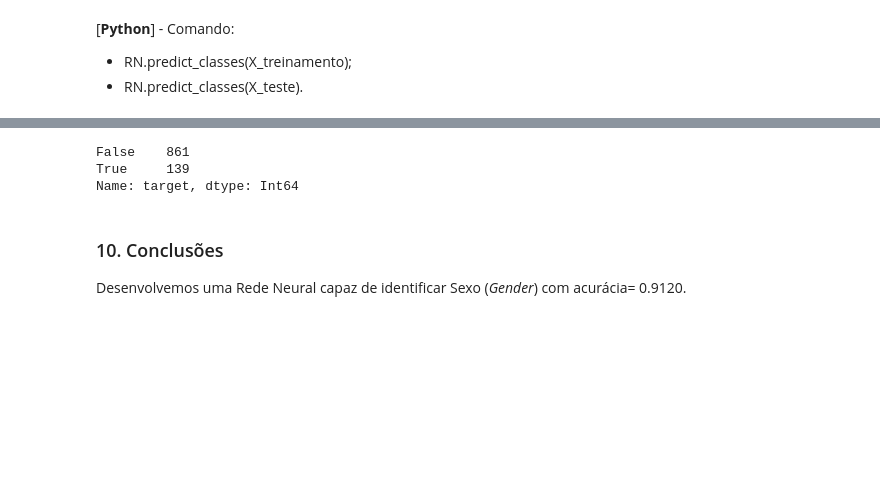
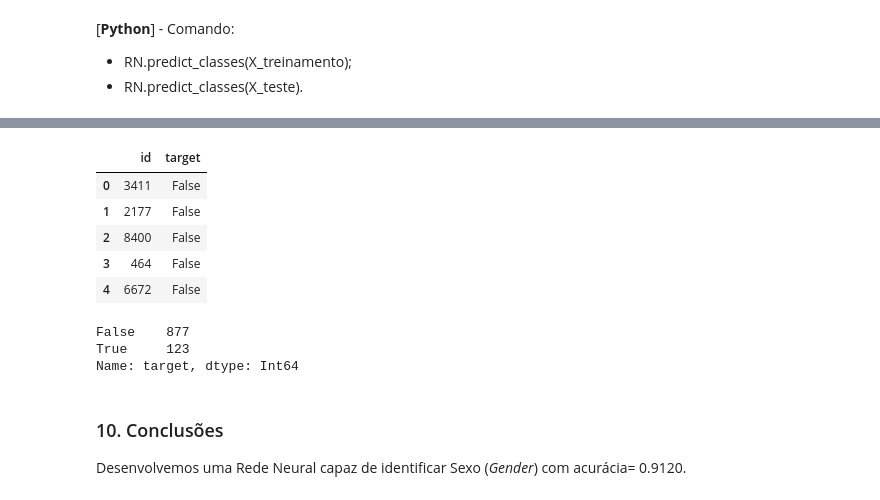
Before and after one commit to flavianacif/DSWP, a Jupyter notebook: RFB_RN_14_TESTE_COM_DADOS_NOVO.ipynb, the cells around one changed output, grey strips where cells are left out. Drawn from its saved outputs; the diff is of its cells as text; code cells hidden in the pictures; blank space fills up the shorter version.

```diff
--- a/RFB_RN_14_TESTE_COM_DADOS_NOVO.ipynb
+++ b/RFB_RN_14_TESTE_COM_DADOS_NOVO.ipynb
@@ -312,6 +354,11 @@ No entanto, obtivemos uma acurácia razoável com a Rede Neural _baseline_. Port
 # %%
-y_test = RN.predict_classes(X_test)
-
-df_submit = pd.concat([df_test['id'],pd.DataFrame(y_test,columns=['target']).astype('boolean')],axis=1)
-
-df_submit.to_csv('/PyLadies_NL_12.csv',index = False, sep = ',')
+df_submit = pd.concat([pd.DataFrame(X_test.index,columns=['id']),pd.DataFrame(y_test,columns=['target']).astype('boolean')],axis=1)
+# %%
+df_submit.head()
+# %% [output]
+|  | id | target |
+| 0 | 3411 | False |
+| 1 | 2177 | False |
+| 2 | 8400 | False |
+| 3 | 464 | False |
+| 4 | 6672 | False |
@@ -318,8 +367,8 @@ df_submit.to_csv('/PyLadies_NL_12.csv',index = False, sep = ',')
 # %%
 df_submit['target'].value_counts()
 # %% [output]
-False    861
-True     139
+False    877
+True     123
 Name: target, dtype: Int64
 # %% [markdown]
 ### 10. Conclusões
```
Also changed, not shown: parts of 5 cells of this notebook.
